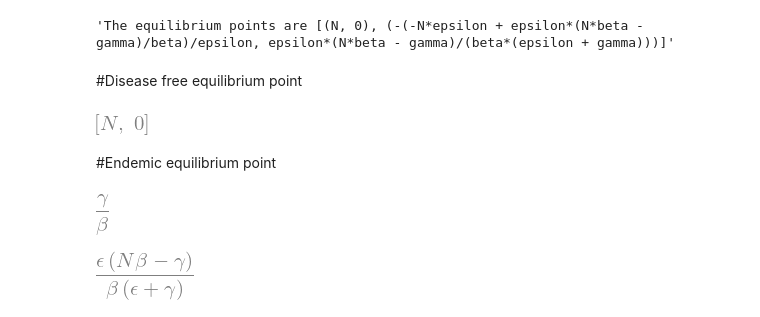
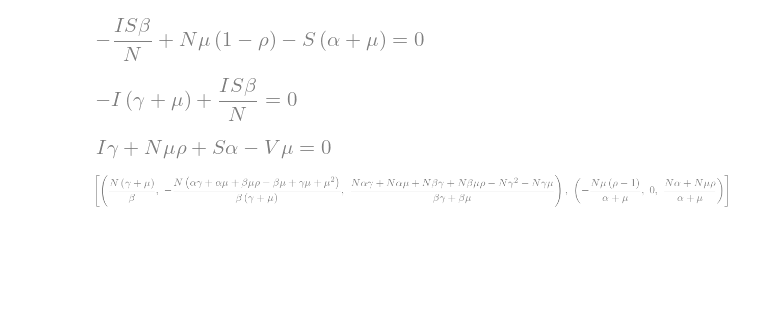
Before and after one commit to winniekulei/Personal_python_ex, a Jupyter notebook: Untitled.ipynb, the cells around one changed output. Drawn from its saved outputs; the diff is of its cells as text; code cells hidden in the pictures; blank space fills up the shorter version.

```diff
--- a/Untitled.ipynb
+++ b/Untitled.ipynb
@@ -29,23 +26,18 @@ IEq = sp.Eq(Idot,0)
+# %%
+#Creating equations from the expressions above.
+SEq = sp.Eq(dot_S_t,0)
+display(SEq)
+IEq = sp.Eq(dot_I_t,0)
+display(IEq)
+VEq = sp.Eq(dot_V_t,0)
+display(VEq)
+# %% [output]
+[figure, added]
+[figure, added]
+[figure, added]
 # %%
-equilibria = sp.solve( (SEq,IEq), S,I )
-display('The equilibrium points are %s' %equilibria)
+#Determining the equilibrium points.
+EqPnts = sp.solve( (SEq,IEq,VEq), S,I,V )
+display(EqPnts)
 # %% [output]
-'The equilibrium points are [(N, 0), (-(-N*epsilon + epsilon*(N*beta - gamma)/beta)/epsilon, epsilon*(N*beta - gamma)/(beta*(epsilon + gamma)))]'
+[figure, added]
-# %% [markdown]
-#Disease free equilibrium point
-# %%
-[N,0]
-# %% [output]
-[figure, removed]
-# %% [markdown]
-#Endemic equilibrium point
-# %%
-a=sp.simplify((-(-N*epsilon + epsilon*(N*beta - gamma)/beta)/epsilon))
-a
-# %% [output]
-[figure, removed]
-# %%
-b=sp.simplify(epsilon*(N*beta - gamma)/(beta*(epsilon + gamma)))
-b
-# %% [output]
-[figure, removed]
```
Also changed, not shown: parts of 25 cells of this notebook.
